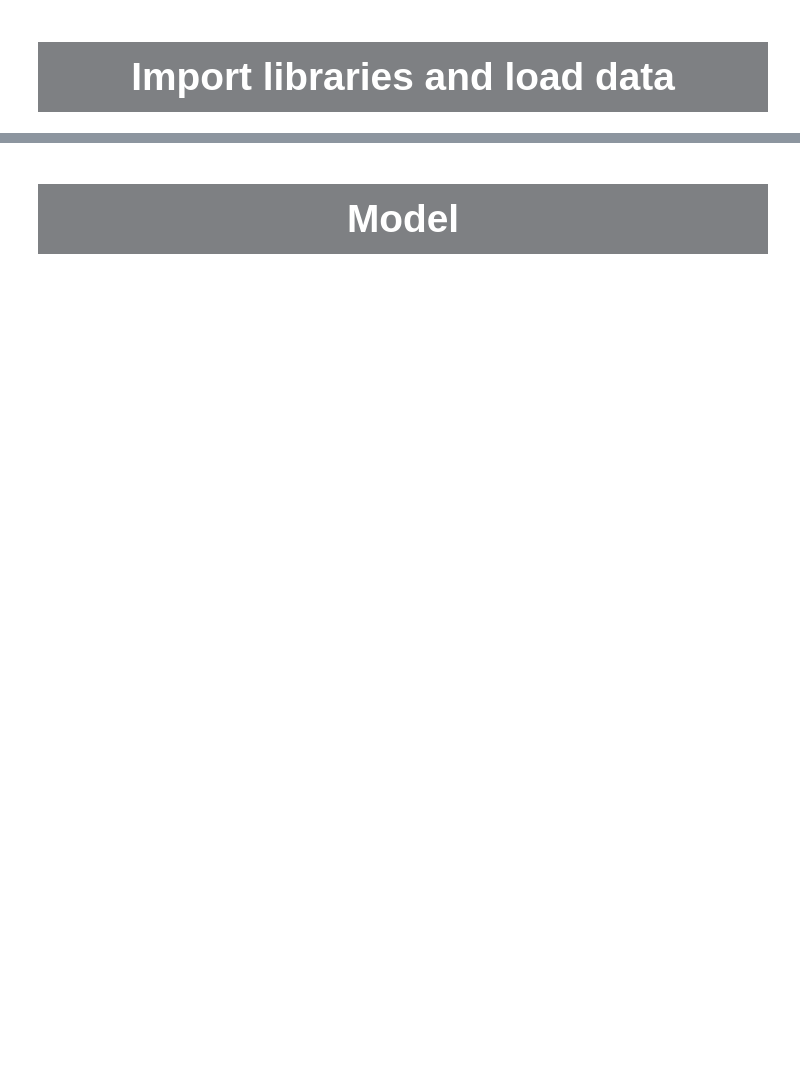
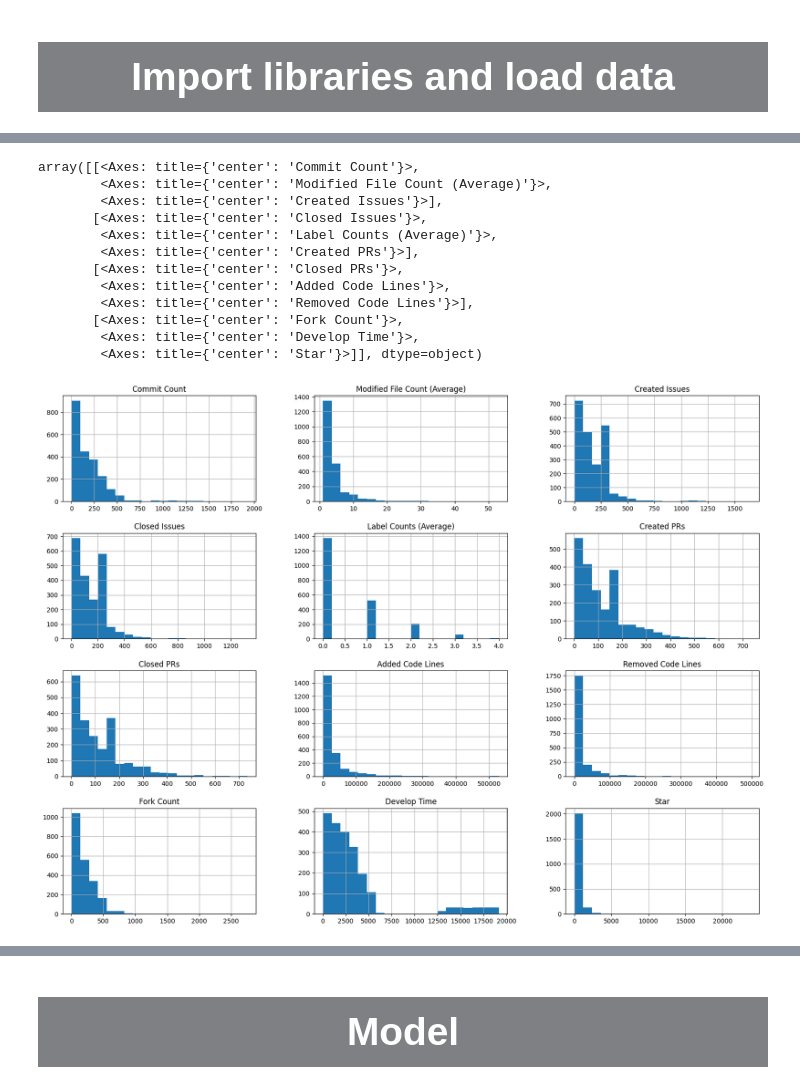
Before and after one commit to Alanxtl/forecast, a Jupyter notebook: src/model/air-quality-prediction-model.ipynb, the cells around one changed output, grey strips where cells are left out. Drawn from its saved outputs; the diff is of its cells as text; code cells hidden in the pictures; blank space fills up the shorter version.

```diff
--- a/src/model/air-quality-prediction-model.ipynb
+++ b/src/model/air-quality-prediction-model.ipynb
@@ -50,0 +131,38 @@ None
+# %%
+# 分离特征和目标变量
+features = data.drop("Target", axis=1)
+target = data["Target"].copy()
+
+from sklearn.impute import SimpleImputer
+
+# 使用中位数填补缺失值
+imputer = SimpleImputer(strategy="median")
+numeric_features = features.select_dtypes(include=[np.number])
+imputer.fit(numeric_features)
+features_imputed = imputer.transform(numeric_features)
+
+from sklearn.ensemble import IsolationForest
+
+# 使用IsolationForest进行异常值检测
+isolation_forest = IsolationForest(random_state=42)
+outlier_predictions = isolation_forest.fit_predict(features_imputed)
+
+# 过滤掉异常值
+features_filtered = features.iloc[outlier_predictions == 1]
+target_filtered = target.iloc[outlier_predictions == 1]
+# %%
+features_filtered.hist(bins=20, figsize=(20,15))
+# %% [output]
+array([[<Axes: title={'center': 'Commit Count'}>,
+        <Axes: title={'center': 'Modified File Count (Average)'}>,
+        <Axes: title={'center': 'Created Issues'}>],
+       [<Axes: title={'center': 'Closed Issues'}>,
+        <Axes: title={'center': 'Label Counts (Average)'}>,
+        <Axes: title={'center': 'Created PRs'}>],
+       [<Axes: title={'center': 'Closed PRs'}>,
+        <Axes: title={'center': 'Added Code Lines'}>,
+        <Axes: title={'center': 'Removed Code Lines'}>],
+       [<Axes: title={'center': 'Fork Count'}>,
+        <Axes: title={'center': 'Develop Time'}>,
+        <Axes: title={'center': 'Star'}>]], dtype=object)
+[figure, added]
```
Also changed, not shown: parts of 23 cells of this notebook, 13 other files.
